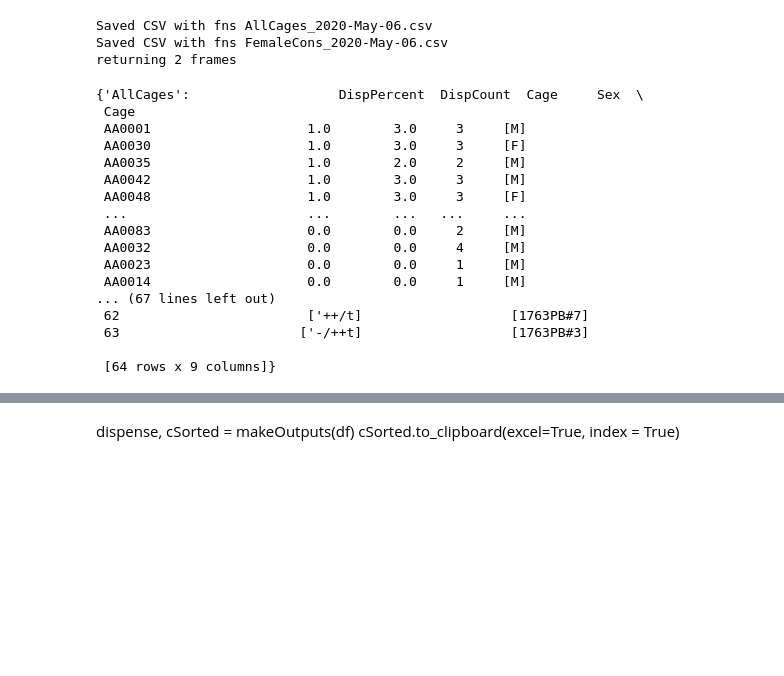
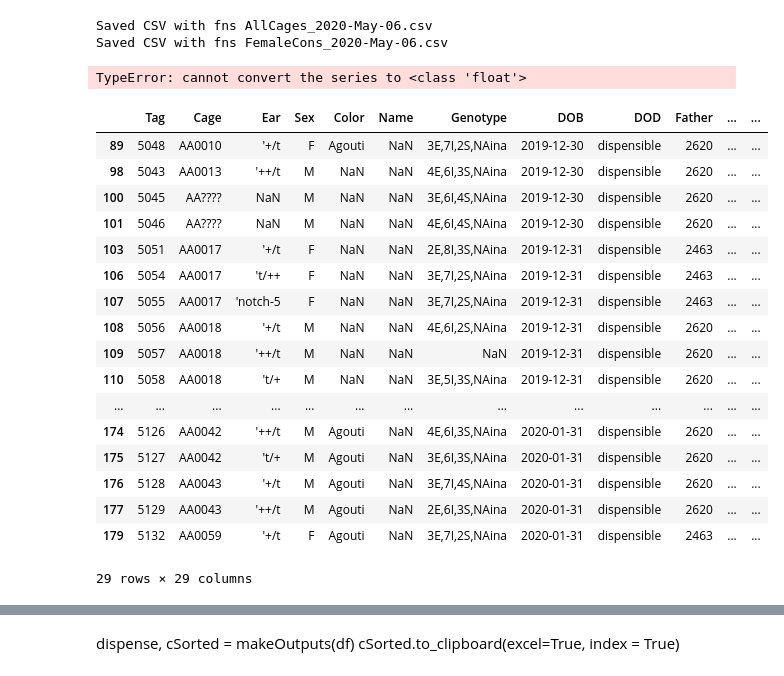
Before and after one commit to kathleenleeper/ms_kalhor, a Jupyter notebook: mouse_mgmt.ipynb, the cells around one changed output, grey strips where cells are left out. Cells and saved outputs as stored; diff of their text form; code cells hidden in the pictures; blank space fills up the shorter version.

```diff
--- a/mouse_mgmt.ipynb
+++ b/mouse_mgmt.ipynb
@@ -165,25 +166,43 @@ calculated % disp
 after removing transferred {'numCages': 112, 'numMice': 330}
 Parsed ear tags for Excel formatting
 # %%
-makeConsolidations(df)
+makeConsolidations(df, save = True, popBack = False)
 # %% [output]
 Saved CSV with fns AllCages_2020-May-06.csv
 Saved CSV with fns FemaleCons_2020-May-06.csv
-returning 2 frames
-{'AllCages':                   DispPercent  DispCount  Cage     Sex  \
- Cage
- AA0001                    1.0        3.0     3     [M]
- AA0030                    1.0        3.0     3     [F]
- AA0035                    1.0        2.0     2     [M]
- AA0042                    1.0        3.0     3     [M]
- AA0048                    1.0        3.0     3     [F]
- ...                       ...        ...   ...     ...
- AA0083                    0.0        0.0     2     [M]
- AA0032                    0.0        0.0     4     [M]
- AA0023                    0.0        0.0     1     [M]
- AA0014                    0.0        0.0     1     [M]
-... (67 lines left out)
- 62                        ['++/t]                   [1763PB#7]
- 63                       ['-/++t]                   [1763PB#3]
-
- [64 rows x 9 columns]}
+# %%
+def splitGenotypes(df):
+    split = df['Genotype'].str.split(r'(\w,)', expand=True)
+    split = split.rename({0: "E",
+             2: 'I',
+             4: "S"}, axis=1).drop(columns = [1, 3, 5])
+    return split
+# %%
+split = splitGenotypes(df)
+# %%
+df = df.merge(split, left_index = True, right_index = True)
+# %%
+df['E']].apply(lambda x: is_number(x))
+# %% [output]
+TypeError: cannot convert the series to <class 'float'>
+# %%
+df.query('Lineage.str.contains("ins") & DOD.str.startswith("disp")').sort_values(["E", "I", ""])
+# %% [output]
+|  | Tag | Cage | Ear | Sex | Color | Name | Genotype | DOB | DOD | Father | ... | ... |
+| 89 | 5048 | AA0010 | '+/t | F | Agouti | NaN | 3E,7I,2S,NAina | 2019-12-30 | dispensible | 2620 | ... | ... |
+| 98 | 5043 | AA0013 | '++/t | M | NaN | NaN | 4E,6I,3S,NAina | 2019-12-30 | dispensible | 2620 | ... | ... |
+| 100 | 5045 | AA???? | NaN | M | NaN | NaN | 3E,6I,4S,NAina | 2019-12-30 | dispensible | 2620 | ... | ... |
+| 101 | 5046 | AA???? | NaN | M | NaN | NaN | 4E,6I,4S,NAina | 2019-12-30 | dispensible | 2620 | ... | ... |
+| 103 | 5051 | AA0017 | '+/t | F | NaN | NaN | 2E,8I,3S,NAina | 2019-12-31 | dispensible | 2463 | ... | ... |
+| 106 | 5054 | AA0017 | 't/++ | F | NaN | NaN | 3E,7I,2S,NAina | 2019-12-31 | dispensible | 2463 | ... | ... |
+| 107 | 5055 | AA0017 | 'notch-5 | F | NaN | NaN | 3E,7I,2S,NAina | 2019-12-31 | dispensible | 2463 | ... | ... |
+| 108 | 5056 | AA0018 | '+/t | M | NaN | NaN | 4E,6I,2S,NAina | 2019-12-31 | dispensible | 2620 | ... | ... |
+| 109 | 5057 | AA0018 | '++/t | M | NaN | NaN | NaN | 2019-12-31 | dispensible | 2620 | ... | ... |
+| 110 | 5058 | AA0018 | 't/+ | M | NaN | NaN | 3E,5I,3S,NAina | 2019-12-31 | dispensible | 2620 | ... | ... |
+| ... | ... | ... | ... | ... | ... | ... | ... | ... | ... | ... | ... | ... |
+| 174 | 5126 | AA0042 | '++/t | M | Agouti | NaN | 4E,6I,3S,NAina | 2020-01-31 | dispensible | 2620 | ... | ... |
+| 175 | 5127 | AA0042 | 't/+ | M | Agouti | NaN | 3E,6I,3S,NAina | 2020-01-31 | dispensible | 2620 | ... | ... |
+| 176 | 5128 | AA0043 | '+/t | M | Agouti | NaN | 3E,7I,4S,NAina | 2020-01-31 | dispensible | 2620 | ... | ... |
+| 177 | 5129 | AA0043 | '++/t | M | Agouti | NaN | 2E,6I,3S,NAina | 2020-01-31 | dispensible | 2620 | ... | ... |
+| 179 | 5132 | AA0059 | '+/t | F | Agouti | NaN | 3E,7I,2S,NAina | 2020-01-31 | dispensible | 2463 | ... | ... |
+29 rows × 29 columns
```
Also changed, not shown: parts of 10 cells of this notebook, 1 other file.
